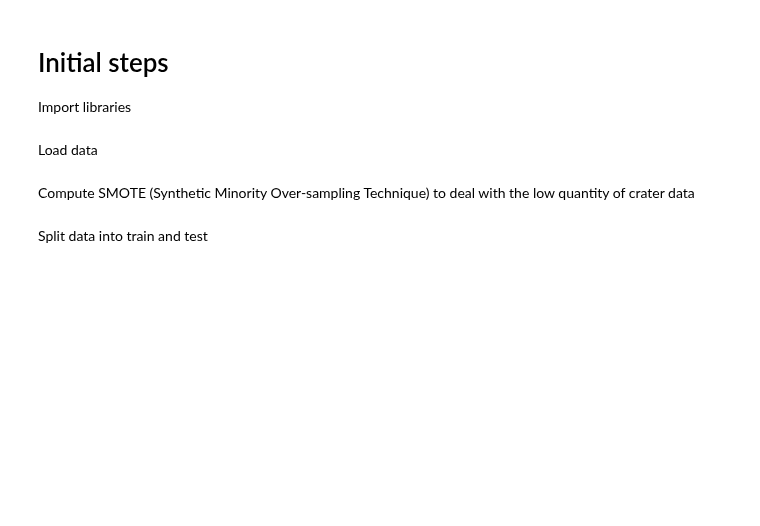
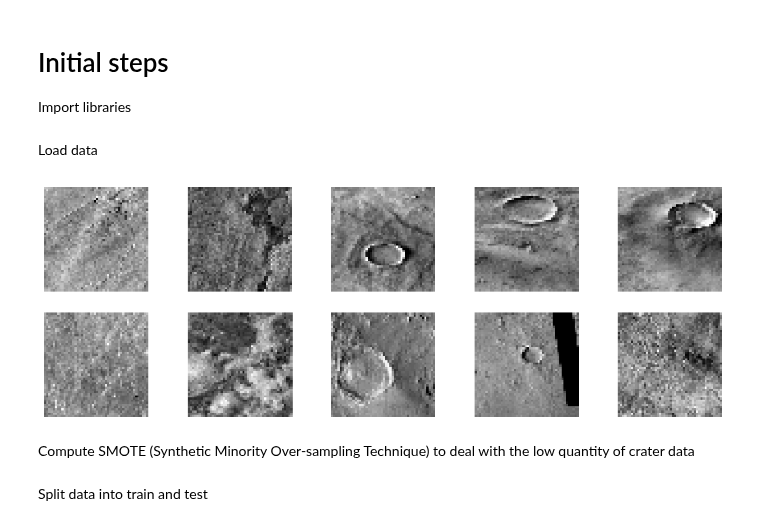
Before and after one commit to tomasmartins77/Machine_Learning_Lab, a Jupyter notebook: pergunta2_parte1/pergunta2_parte1.ipynb, the cells around one changed output. Drawn from its saved outputs; the diff is of its cells as text; code cells hidden in the pictures; blank space fills up the shorter version.

```diff
--- a/pergunta2_parte1/pergunta2_parte1.ipynb
+++ b/pergunta2_parte1/pergunta2_parte1.ipynb
@@ -25,7 +24,24 @@ Xtest1 = np.load('Xtest1.npy')
 Xtrain1 = np.load('Xtrain1.npy')
 Xtrain1_extra = np.load('Xtrain1_extra.npy')
 Ytrain1 = np.load('Ytrain1.npy')
-Ytrain1_extra = np.load('Ytrain1_extra.npy')
+Xtrain1_extra = Xtrain1_extra.reshape(-1, 48, 48, 1)
+# %%
+# Function to plot images
+def plot_images(images, labels, num_images=10, extra=0):
+    plt.figure(figsize=(15, 5))
+    for i in range(num_images):
+        plt.subplot(2, num_images // 2, i + 1)
+        plt.imshow(images[i].reshape(48, 48), cmap='gray')
+        if extra:
+            plt.title(f"Label: {labels[i]}")
+        plt.axis('off')
+    plt.show()
+# %%
+# Plot the first 10 images from the training set
+extra = 0
+plot_images(Xtrain1_extra, Ytrain1, num_images=10, extra=extra)
+# %% [output]
+[figure, added]
 # %% [markdown]
 Compute SMOTE (Synthetic Minority Over-sampling Technique) to deal with the low quantity of crater data
 # %%
```
Also changed, not shown: parts of 19 cells of this notebook, 5 other files.
